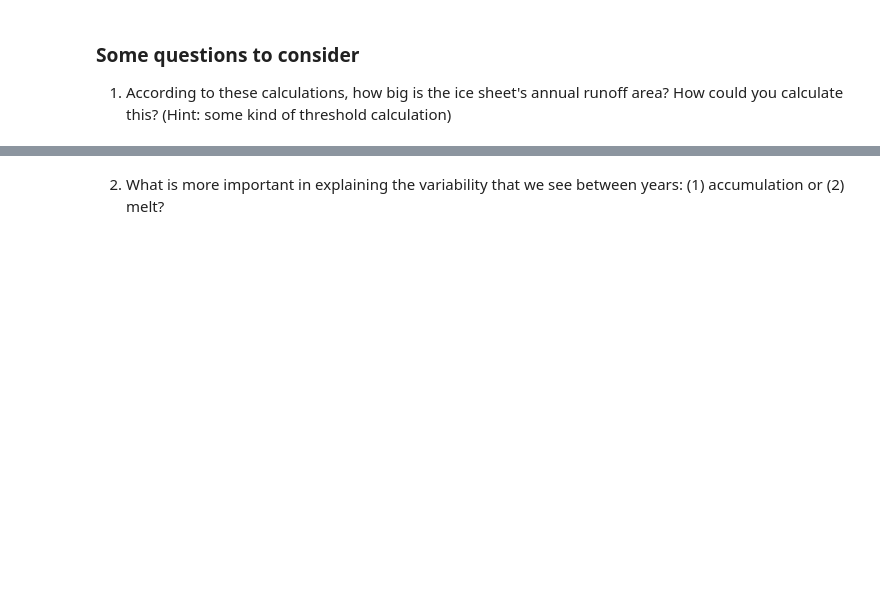
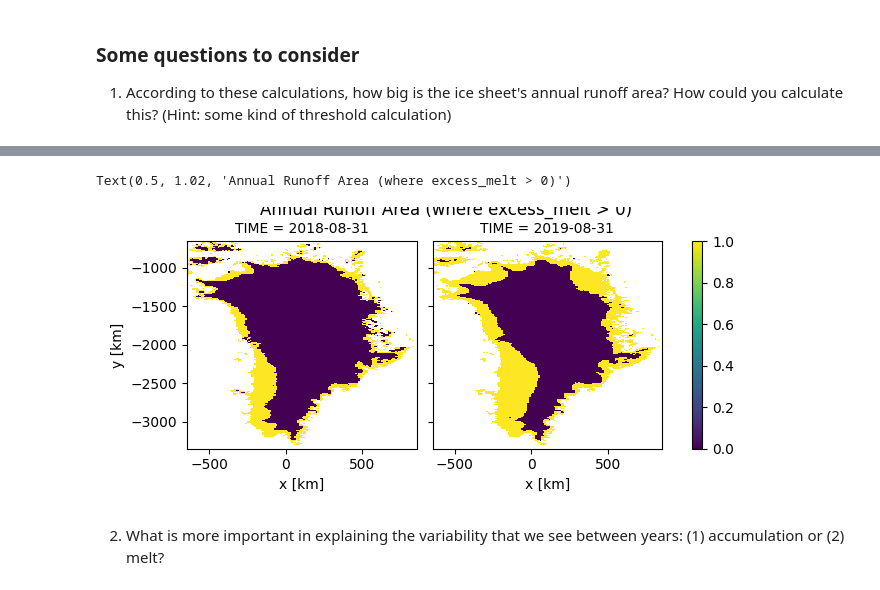
Before and after one commit to Sbindola/glamod, a Jupyter notebook: excess_melt.ipynb, the cells around one changed output, grey strips where cells are left out. Drawn from its saved outputs; the diff is of its cells as text; code cells hidden in the pictures; blank space fills up the shorter version.

```diff
--- a/excess_melt.ipynb
+++ b/excess_melt.ipynb
@@ -141,2 +219,10 @@ excess_melt.where(data.MSK > 50).plot(col='TIME', vmin=-5, vmax=5, cmap='RdBu_r'
+# %%
+# Create a plot to visualize the runoff area
+# We can use the boolean mask (excess_melt > 0) to show the runoff areas
+(excess_melt > 0).where(data.MSK > 50).plot(col='TIME')
+plt.suptitle('Annual Runoff Area (where excess_melt > 0)', y=1.02)
+# %% [output]
+Text(0.5, 1.02, 'Annual Runoff Area (where excess_melt > 0)')
+[figure, added]
 # %% [markdown]
 2. What is more important in explaining the variability that we see between years: (1) accumulation or (2) melt?
```
Also changed, not shown: parts of 13 cells of this notebook.
